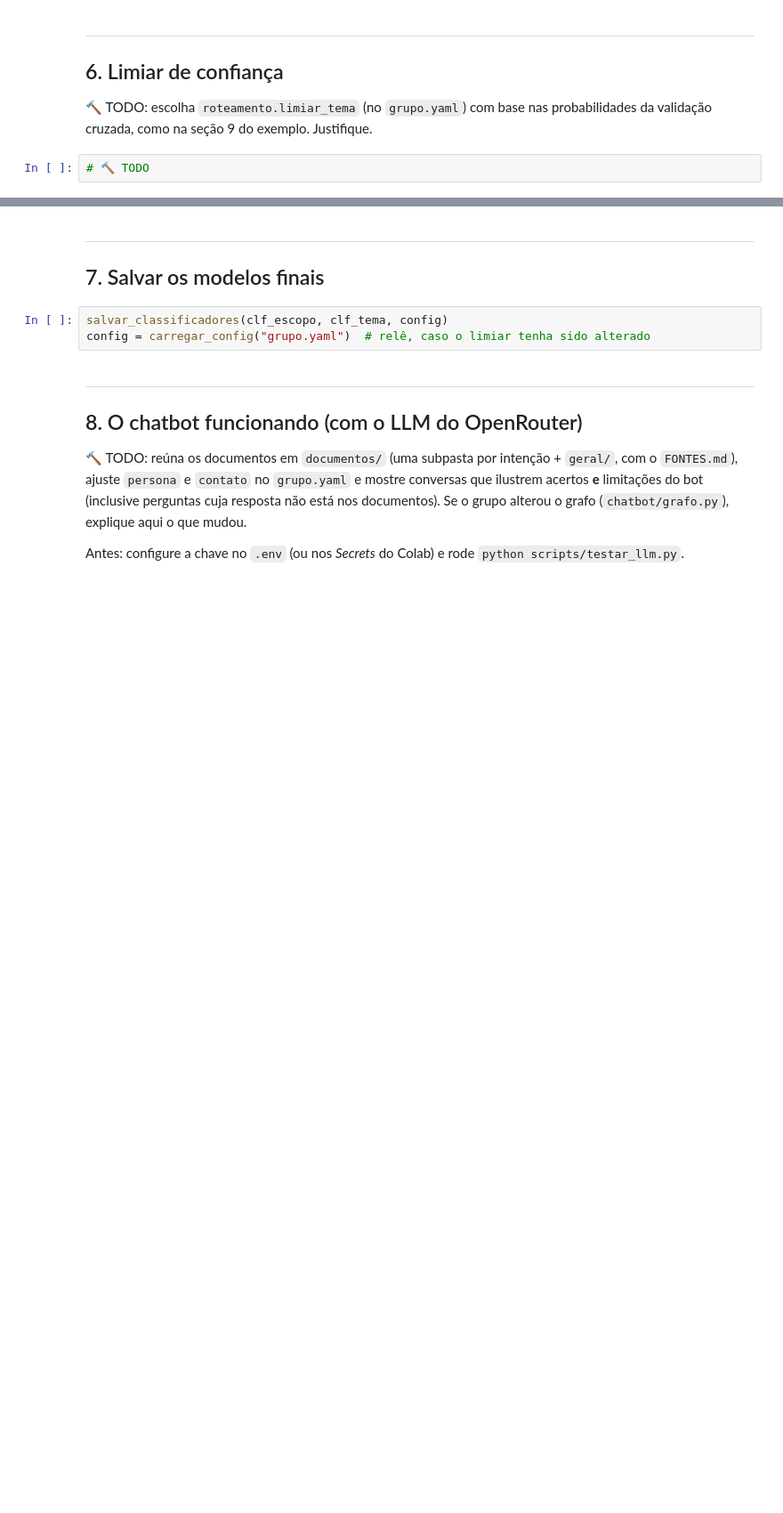
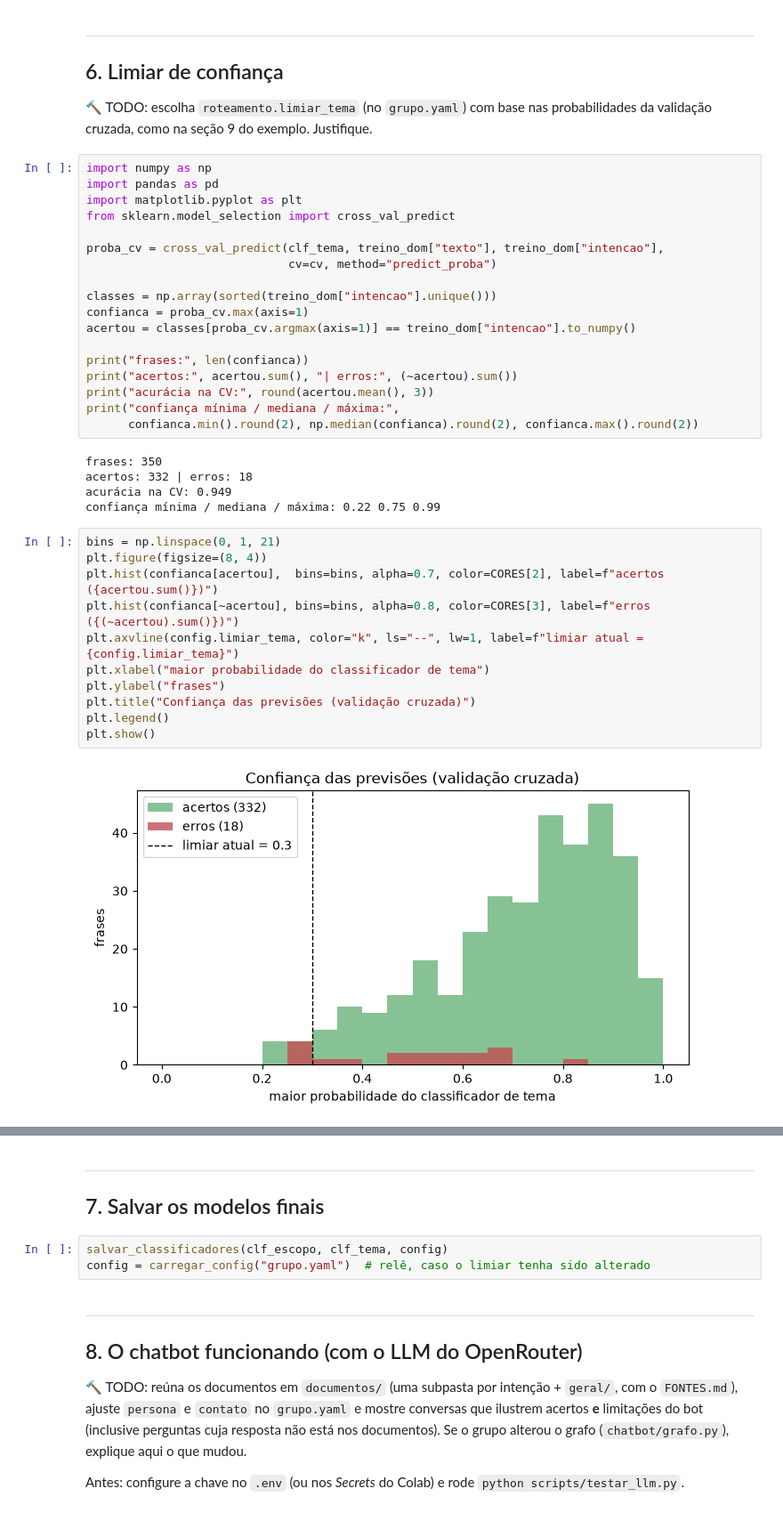
Before and after one commit to amanda-bea/IA-2026-02-TP-Chatbot, a Jupyter notebook: notebooks/01_trabalho_grupo.ipynb, the cells around one changed output, grey strips where cells are left out. Shown at 89% size. Drawn from its saved outputs; the diff is of its cells as text; blank space fills up the shorter version.

Commit message:
realiza o calculo do limiar

```diff
--- a/notebooks/01_trabalho_grupo.ipynb
+++ b/notebooks/01_trabalho_grupo.ipynb
@@ -651,4 +663,38 @@ modalidades_treinos       1.00      1.00      1.00        47
 🔨 TODO: escolha `roteamento.limiar_tema` (no `grupo.yaml`) com base nas
 probabilidades da validação cruzada, como na seção 9 do exemplo. Justifique.
 # %%
-# 🔨 TODO
+import numpy as np
+import pandas as pd
+import matplotlib.pyplot as plt
+from sklearn.model_selection import cross_val_predict
+
+proba_cv = cross_val_predict(clf_tema, treino_dom["texto"], treino_dom["intencao"],
+                             cv=cv, method="predict_proba")
+
+classes = np.array(sorted(treino_dom["intencao"].unique()))
+confianca = proba_cv.max(axis=1)
+acertou = classes[proba_cv.argmax(axis=1)] == treino_dom["intencao"].to_numpy()
+
+print("frases:", len(confianca))
+print("acertos:", acertou.sum(), "| erros:", (~acertou).sum())
+print("acurácia na CV:", round(acertou.mean(), 3))
+print("confiança mínima / mediana / máxima:",
+      confianca.min().round(2), np.median(confianca).round(2), confianca.max().round(2))
+# %% [output]
+frases: 350
+acertos: 332 | erros: 18
+acurácia na CV: 0.949
+confiança mínima / mediana / máxima: 0.22 0.75 0.99
+# %%
+bins = np.linspace(0, 1, 21)
+plt.figure(figsize=(8, 4))
+plt.hist(confianca[acertou],  bins=bins, alpha=0.7, color=CORES[2], label=f"acertos ({acertou.sum()})")
+plt.hist(confianca[~acertou], bins=bins, alpha=0.8, color=CORES[3], label=f"erros ({(~acertou).sum()})")
+plt.axvline(config.limiar_tema, color="k", ls="--", lw=1, label=f"limiar atual = {config.limiar_tema}")
+plt.xlabel("maior probabilidade do classificador de tema")
+plt.ylabel("frases")
+plt.title("Confiança das previsões (validação cruzada)")
+plt.legend()
+plt.show()
+# %% [output]
+[figure, added]
```
Also changed, not shown: parts of 11 cells of this notebook, 2 other files.
